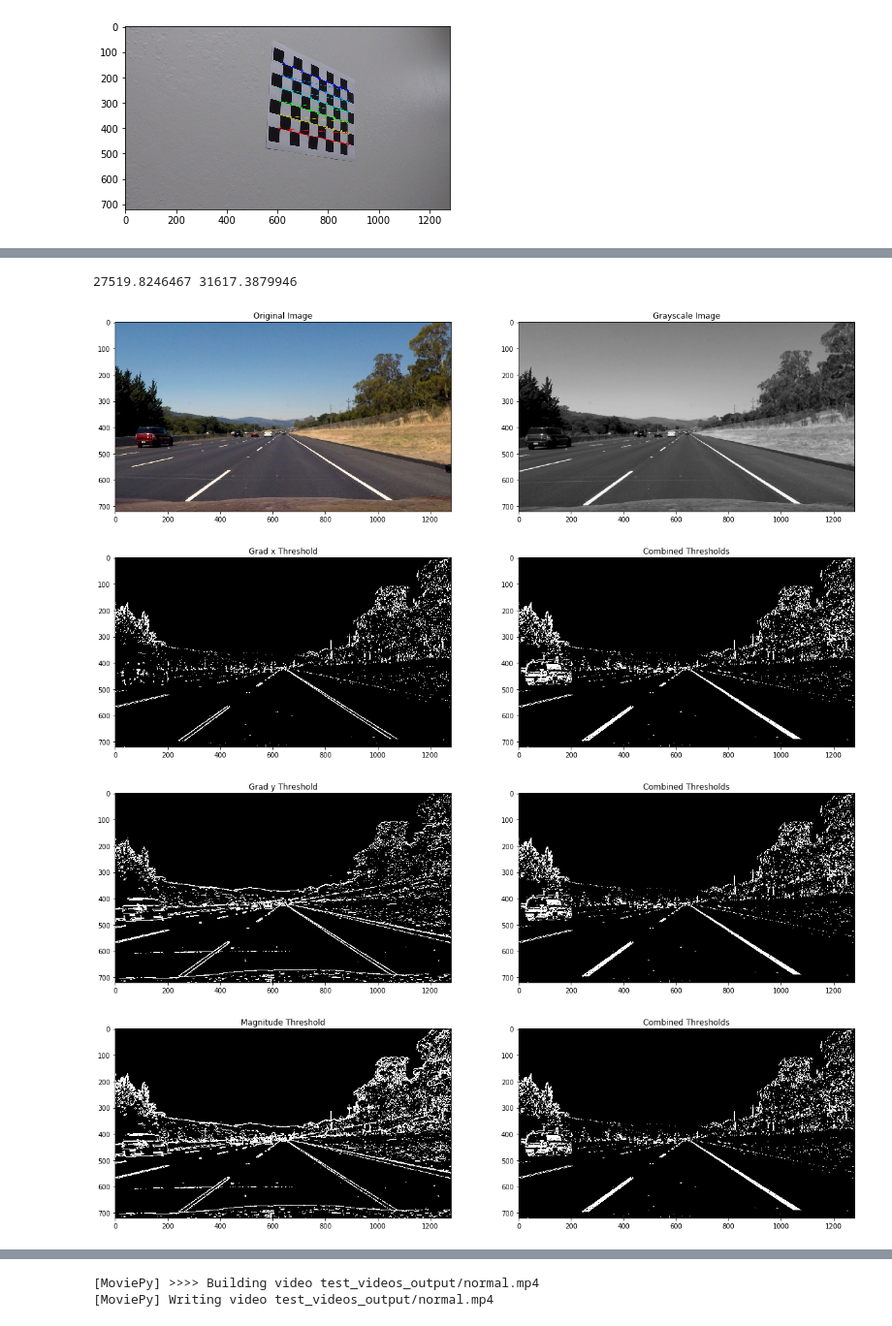
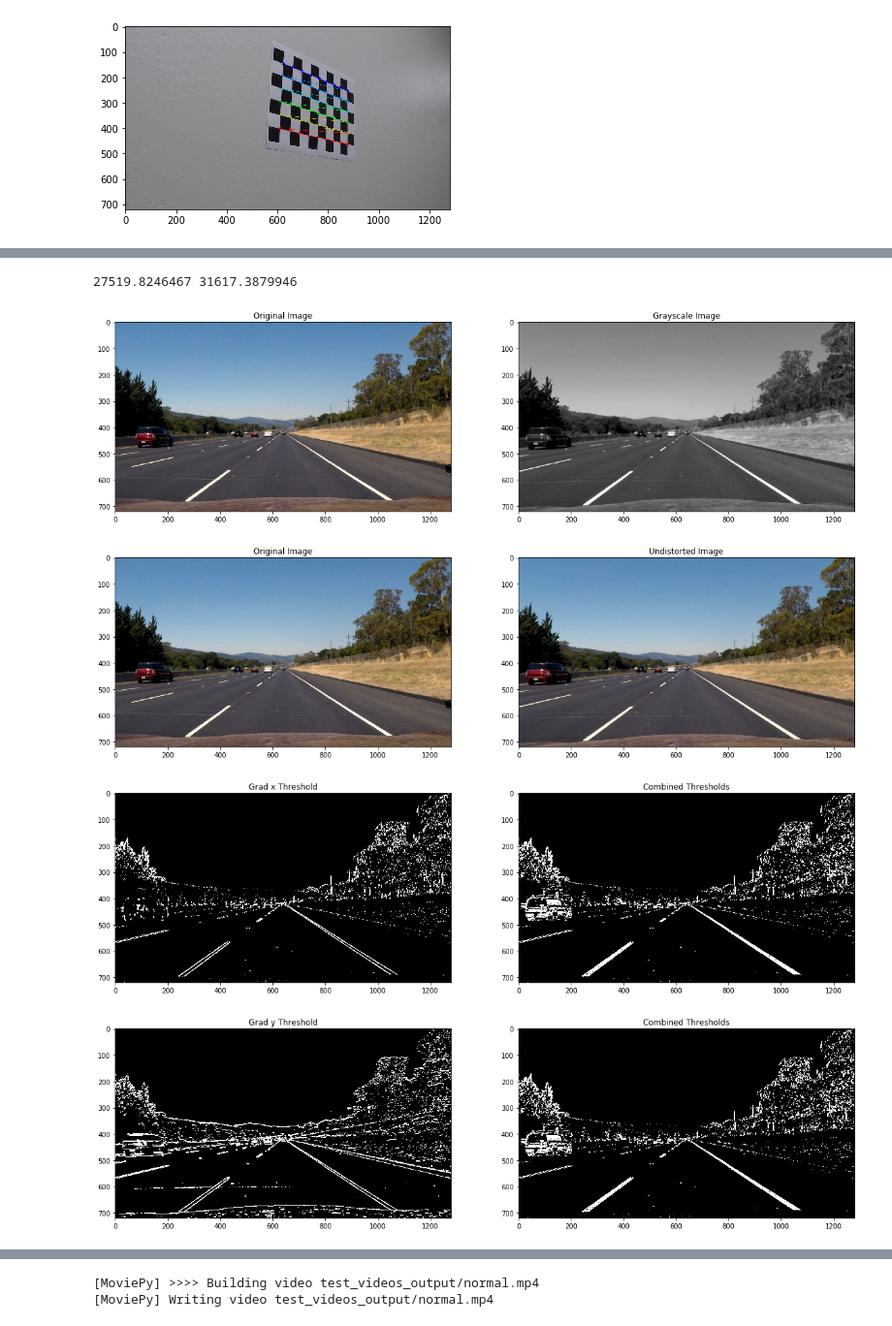
Before and after one commit to avernethy/CarND-Advanced-Lane-Lines, a Jupyter notebook: CarND-Advanced_Lane_Lines.ipynb, the cells around one changed output, grey strips where cells are left out. Shown at 97% size. Saved outputs shown, nothing was run; the diff lists cells and outputs as text; code cells hidden in the pictures.

```diff
--- a/CarND-Advanced_Lane_Lines.ipynb
+++ b/CarND-Advanced_Lane_Lines.ipynb
@@ -530,6 +532,13 @@ ax2.imshow(gray,cmap = 'gray')
 ax1.set_title('Original Image')
 ax2.set_title('Grayscale Image')
 
+#plot the images
+f, (ax1, ax2) = plt.subplots(1,2, figsize=(20,10))
+ax1.imshow(img)
+ax2.imshow(undist)
+ax1.set_title('Original Image')
+ax2.set_title('Undistorted Image')
+
 f, (ax1, ax2) = plt.subplots(1,2, figsize=(20,10))
 ax1.imshow(gradx, cmap = 'gray')
 ax2.imshow(combined,cmap = 'gray')
@@ -558,33 +567,33 @@ f, (ax1, ax2) = plt.subplots(1,2, figsize=(20,10))
 ax1.imshow(s_binary,cmap = 'gray')
 ax2.imshow(combined,cmap = 'gray')
 ax1.set_title('S-Channel Threshold')
 ax2.set_title('Combined Thresholds')
 
 f, (ax1, ax2) = plt.subplots(1,2, figsize=(20,10))
 ax1.imshow(combined_warped,cmap = 'gray')
 ax2.imshow(combined,cmap = 'gray')
 ax1.set_title('Warped')
 ax2.set_title('Combined Thresholds')
 
 f, (ax1, ax2) = plt.subplots(1,2, figsize=(20,10))
 ax1.imshow(out_img)
 ax1.plot(left_fitx, ploty, color='yellow')
 ax1.plot(right_fitx, ploty, color ='yellow')
 ax2.imshow(combined,cmap = 'gray')
 ax1.set_title('Warped')
 ax2.set_title('Combined Thresholds')
 
 f, (ax1, ax2) = plt.subplots(1,2, figsize=(20,10))
 ax1.imshow(result)
 ax2.imshow(combined,cmap = 'gray')
 ax1.set_title('Warped')
 ax2.set_title('Combined Thresholds')
 
 #Check the radii of curvature
 print(left_curverad, right_curverad)
 # %% [output]
 27519.8246467 31617.3879946
 [figure]
-[figure, old version]
+[figure, new version]
-[figure, old version]
+[figure, new version]
-[figure, old version]
+[figure, new version]
```
Also changed, not shown: parts of 5 cells of this notebook, 10 other files.
